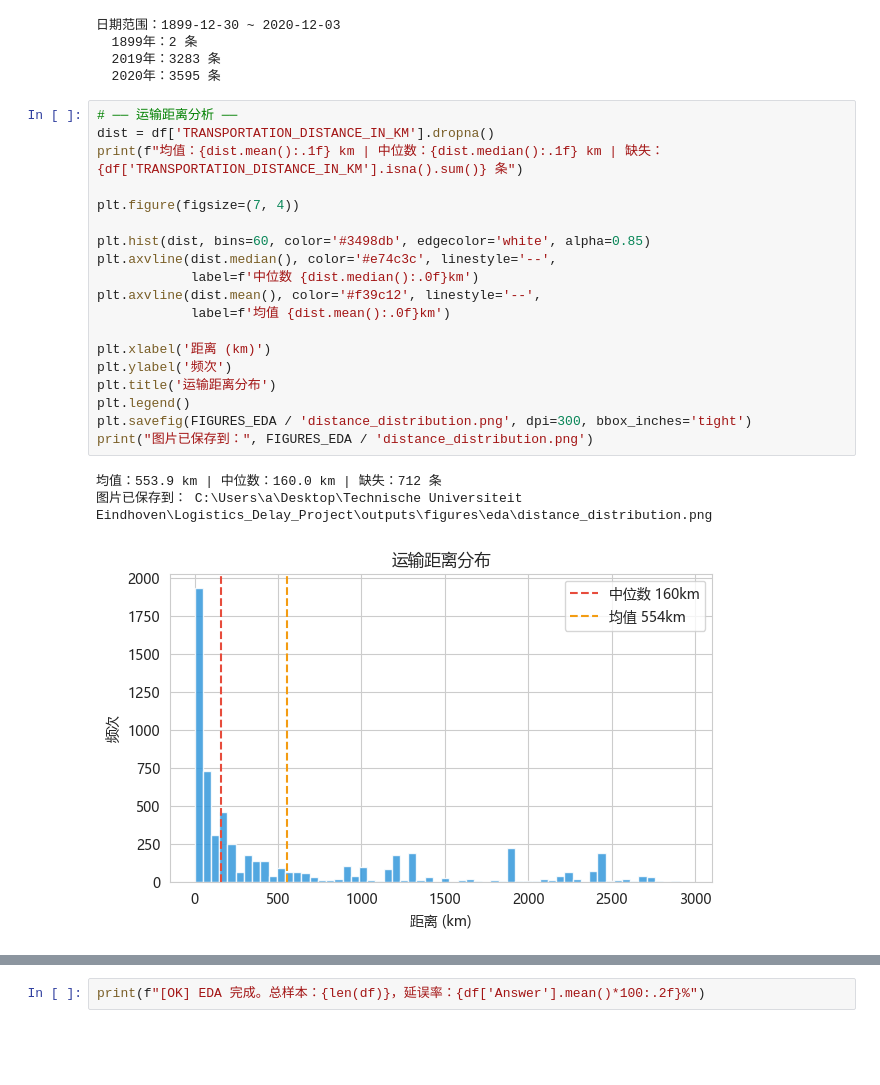
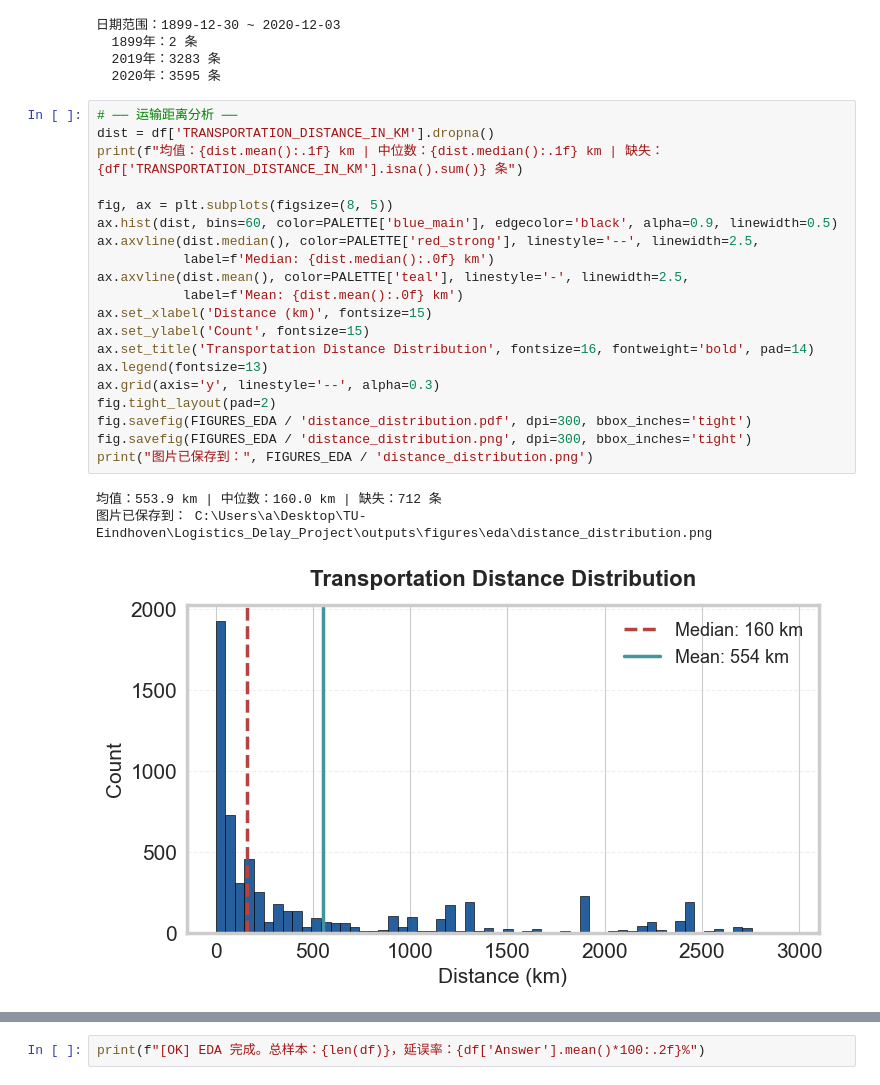
Before and after one commit to BROOKSHEAR/Logistics_Delay_Project, a Jupyter notebook: notebooks/01_eda.ipynb, the cells around one changed output, grey strips where cells are left out. Drawn from its saved outputs; the diff is of its cells as text; blank space fills up the shorter version.

```diff
--- a/notebooks/01_eda.ipynb
+++ b/notebooks/01_eda.ipynb
@@ -93,23 +113,24 @@ for yr, cnt in df['year'].value_counts().sort_index().items():
 # %%
 # ── 运输距离分析 ──
 dist = df['TRANSPORTATION_DISTANCE_IN_KM'].dropna()
 print(f"均值：{dist.mean():.1f} km | 中位数：{dist.median():.1f} km | 缺失：{df['TRANSPORTATION_DISTANCE_IN_KM'].isna().sum()} 条")
 
-plt.figure(figsize=(7, 4))
-
-plt.hist(dist, bins=60, color='#3498db', edgecolor='white', alpha=0.85)
-plt.axvline(dist.median(), color='#e74c3c', linestyle='--',
-            label=f'中位数 {dist.median():.0f}km')
-plt.axvline(dist.mean(), color='#f39c12', linestyle='--',
-            label=f'均值 {dist.mean():.0f}km')
-
-plt.xlabel('距离 (km)')
-plt.ylabel('频次')
-plt.title('运输距离分布')
-plt.legend()
-plt.savefig(FIGURES_EDA / 'distance_distribution.png', dpi=300, bbox_inches='tight')
+fig, ax = plt.subplots(figsize=(8, 5))
+ax.hist(dist, bins=60, color=PALETTE['blue_main'], edgecolor='black', alpha=0.9, linewidth=0.5)
+ax.axvline(dist.median(), color=PALETTE['red_strong'], linestyle='--', linewidth=2.5,
+           label=f'Median: {dist.median():.0f} km')
+ax.axvline(dist.mean(), color=PALETTE['teal'], linestyle='-', linewidth=2.5,
+           label=f'Mean: {dist.mean():.0f} km')
+ax.set_xlabel('Distance (km)', fontsize=15)
+ax.set_ylabel('Count', fontsize=15)
+ax.set_title('Transportation Distance Distribution', fontsize=16, fontweight='bold', pad=14)
+ax.legend(fontsize=13)
+ax.grid(axis='y', linestyle='--', alpha=0.3)
+fig.tight_layout(pad=2)
+fig.savefig(FIGURES_EDA / 'distance_distribution.pdf', dpi=300, bbox_inches='tight')
+fig.savefig(FIGURES_EDA / 'distance_distribution.png', dpi=300, bbox_inches='tight')
 print("图片已保存到：", FIGURES_EDA / 'distance_distribution.png')
 # %% [output]
 均值：553.9 km | 中位数：160.0 km | 缺失：712 条
-图片已保存到： C:\Users\a\Desktop\Technische Universiteit Eindhoven\Logistics_Delay_Project\outputs\figures\eda\distance_distribution.png
+图片已保存到： C:\Users\a\Desktop\TU-Eindhoven\Logistics_Delay_Project\outputs\figures\eda\distance_distribution.png
-[figure, old version]
+[figure, new version]
```
Also changed, not shown: parts of 6 cells of this notebook, 59 other files.
